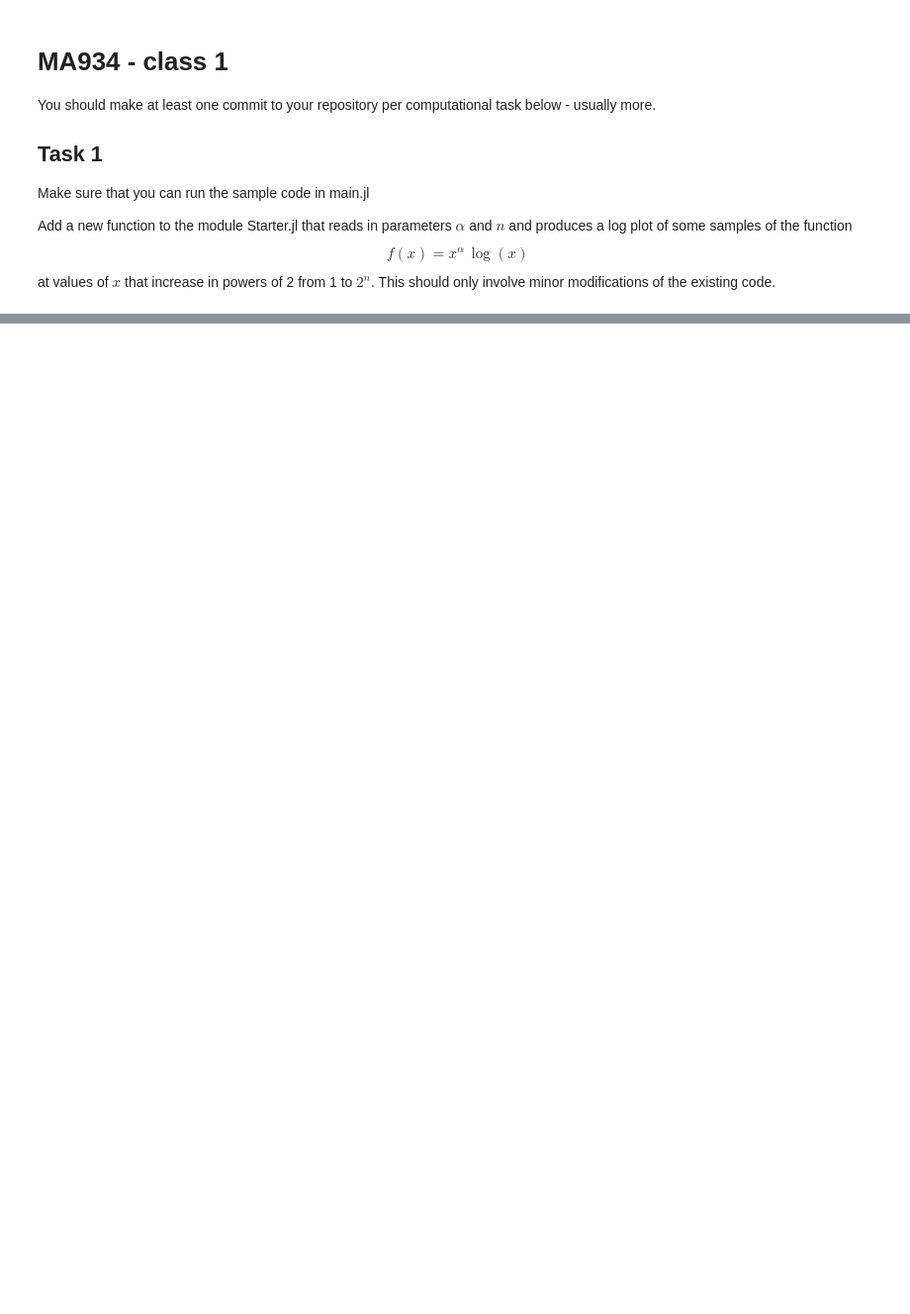
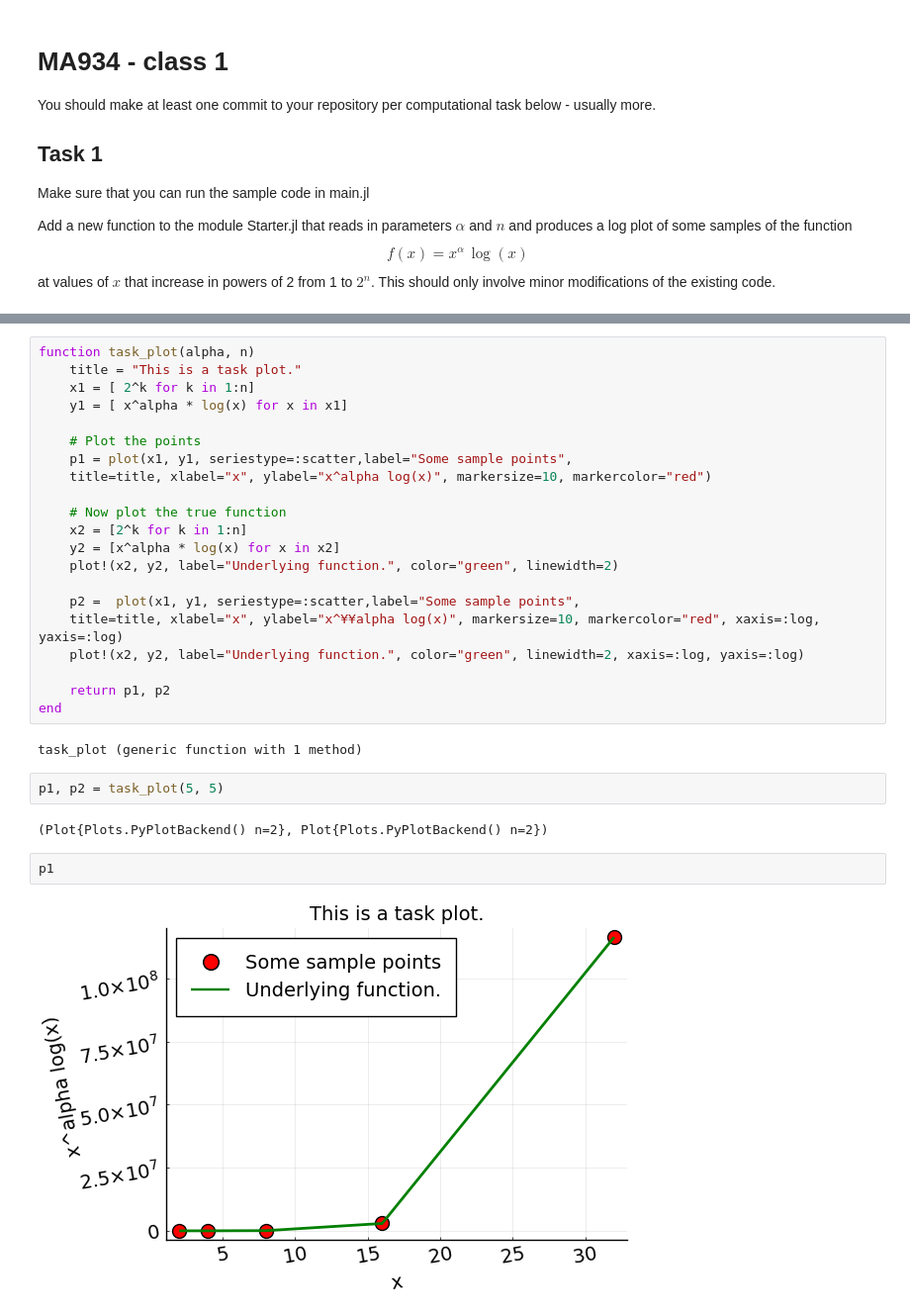
Before and after one commit to MathSys-MSc-2020/ma934-worksheet-1-skomuro, a Jupyter notebook: Class-1.ipynb, the cells around one changed output, grey strips where cells are left out. Shown at 99% size. Drawn from its saved outputs; the diff is of its cells as text; blank space fills up the shorter version.

Commit message:
task 1 & 3

```diff
--- a/Class-1.ipynb
+++ b/Class-1.ipynb
@@ -55,0 +29,31 @@ args[group1][parameter2] = This is some text  Type = String
+# %%
+function task_plot(alpha, n)
+    title = "This is a task plot."
+    x1 = [ 2^k for k in 1:n]
+    y1 = [ x^alpha * log(x) for x in x1]
+
+    # Plot the points
+    p1 = plot(x1, y1, seriestype=:scatter,label="Some sample points",
+    title=title, xlabel="x", ylabel="x^alpha log(x)", markersize=10, markercolor="red")
+
+    # Now plot the true function
+    x2 = [2^k for k in 1:n]
+    y2 = [x^alpha * log(x) for x in x2]
+    plot!(x2, y2, label="Underlying function.", color="green", linewidth=2)
+
+    p2 =  plot(x1, y1, seriestype=:scatter,label="Some sample points",
+    title=title, xlabel="x", ylabel="x^¥¥alpha log(x)", markersize=10, markercolor="red", xaxis=:log, yaxis=:log)
+    plot!(x2, y2, label="Underlying function.", color="green", linewidth=2, xaxis=:log, yaxis=:log)
+
+    return p1, p2
+end
+# %% [output]
+task_plot (generic function with 1 method)
+# %%
+p1, p2 = task_plot(5, 5)
+# %% [output]
+(Plot{Plots.PyPlotBackend() n=2}, Plot{Plots.PyPlotBackend() n=2})
+# %%
+p1
+# %% [output]
+[figure, added]
```
Also changed, not shown: parts of 15 cells of this notebook, 4 other files.
